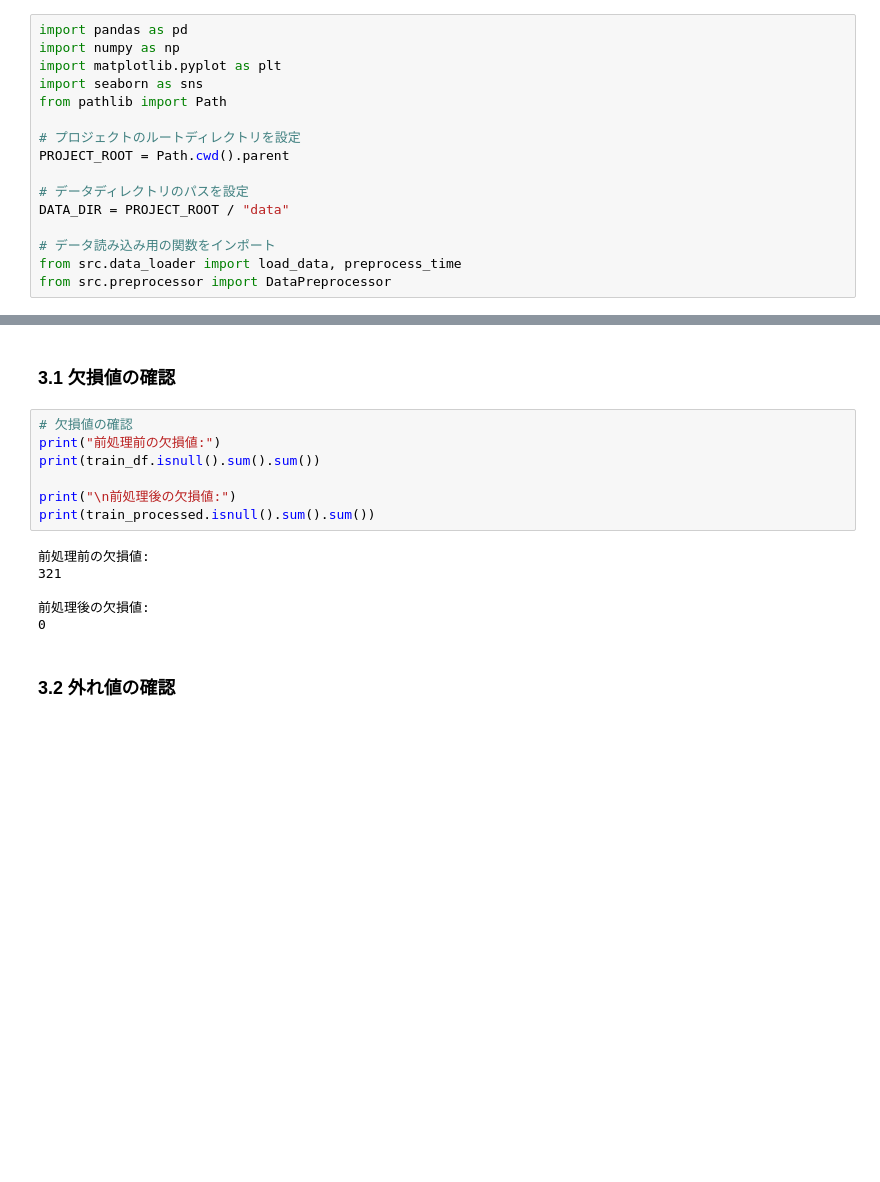
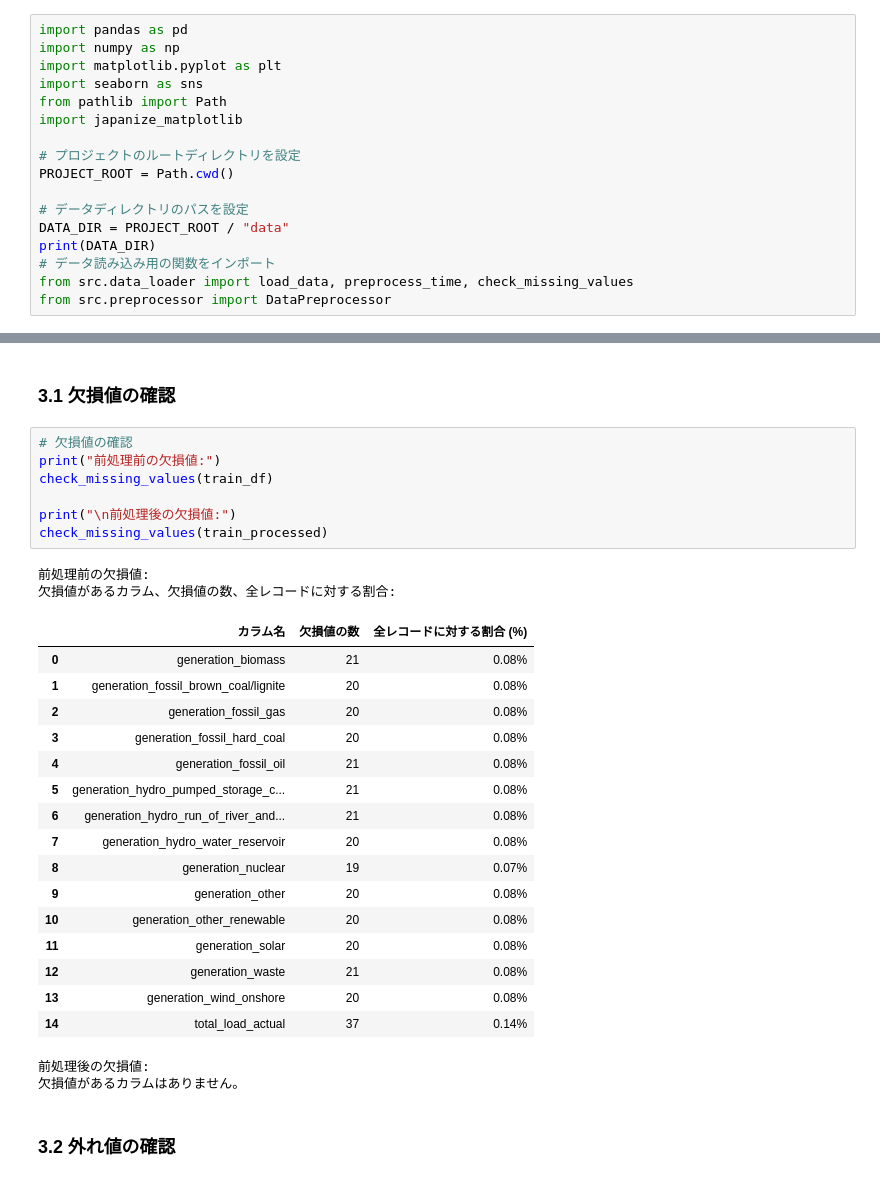
Before and after one commit to yukibefree/notebook, a Jupyter notebook: signate_smbc_202506/notebooks/02_data_preprocessing.ipynb, the cells around one changed output, grey strips where cells are left out. Cells and saved outputs as stored; diff of their text form; blank space fills up the shorter version.

```diff
--- a/signate_smbc_202506/notebooks/02_data_preprocessing.ipynb
+++ b/signate_smbc_202506/notebooks/02_data_preprocessing.ipynb
@@ -10,13 +10,14 @@ import numpy as np
 import matplotlib.pyplot as plt
 import seaborn as sns
 from pathlib import Path
+import japanize_matplotlib
 
 # プロジェクトのルートディレクトリを設定
-PROJECT_ROOT = Path.cwd().parent
+PROJECT_ROOT = Path.cwd()
 
 # データディレクトリのパスを設定
 DATA_DIR = PROJECT_ROOT / "data"
-
+print(DATA_DIR)
 # データ読み込み用の関数をインポート
-from src.data_loader import load_data, preprocess_time
+from src.data_loader import load_data, preprocess_time, check_missing_values
 from src.preprocessor import DataPreprocessor
@@ -69,16 +80,31 @@ print("前処理後のテストデータの形状:", test_processed.shape)
 # %%
 # 欠損値の確認
 print("前処理前の欠損値:")
-print(train_df.isnull().sum().sum())
+check_missing_values(train_df)
 
 print("\n前処理後の欠損値:")
-print(train_processed.isnull().sum().sum())
+check_missing_values(train_processed)
 # %% [output]
 前処理前の欠損値:
-321
-
-前処理後の欠損値:
-0
+欠損値があるカラム、欠損値の数、全レコードに対する割合:
+|  | カラム名 | 欠損値の数 | 全レコードに対する割合 (%) |
+| 0 | generation_biomass | 21 | 0.08% |
+| 1 | generation_fossil_brown_coal/lignite | 20 | 0.08% |
+| 2 | generation_fossil_gas | 20 | 0.08% |
+| 3 | generation_fossil_hard_coal | 20 | 0.08% |
+| 4 | generation_fossil_oil | 21 | 0.08% |
+| 5 | generation_hydro_pumped_storage_c... | 21 | 0.08% |
+| 6 | generation_hydro_run_of_river_and... | 21 | 0.08% |
+| 7 | generation_hydro_water_reservoir | 20 | 0.08% |
+| 8 | generation_nuclear | 19 | 0.07% |
+| 9 | generation_other | 20 | 0.08% |
+| 10 | generation_other_renewable | 20 | 0.08% |
+| 11 | generation_solar | 20 | 0.08% |
+| 12 | generation_waste | 21 | 0.08% |
+| 13 | generation_wind_onshore | 20 | 0.08% |
+| 14 | total_load_actual | 37 | 0.14% |
+前処理後の欠損値:
+欠損値があるカラムはありません。
 # %% [markdown]
 ### 3.2 外れ値の確認
 # %%
```
Also changed, not shown: parts of 5 cells of this notebook, 10 other files.
